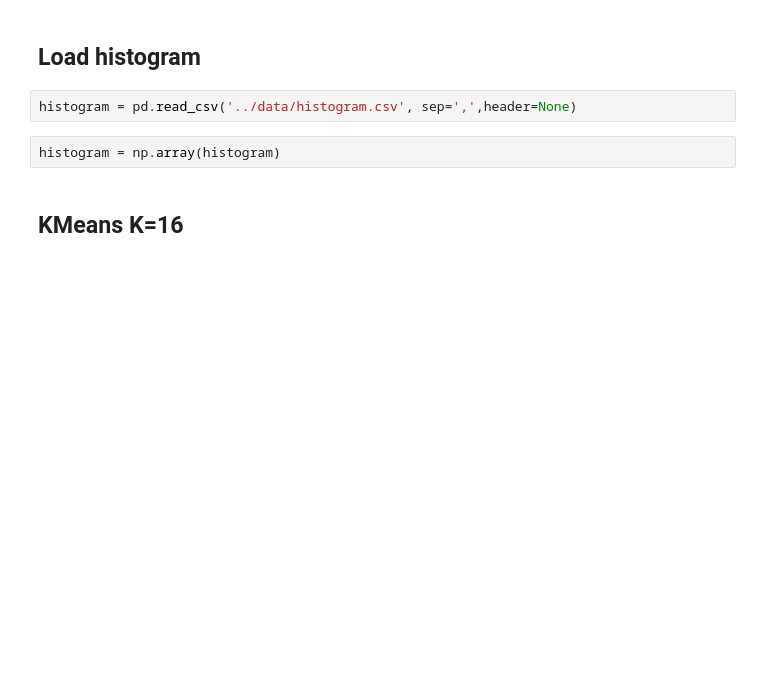
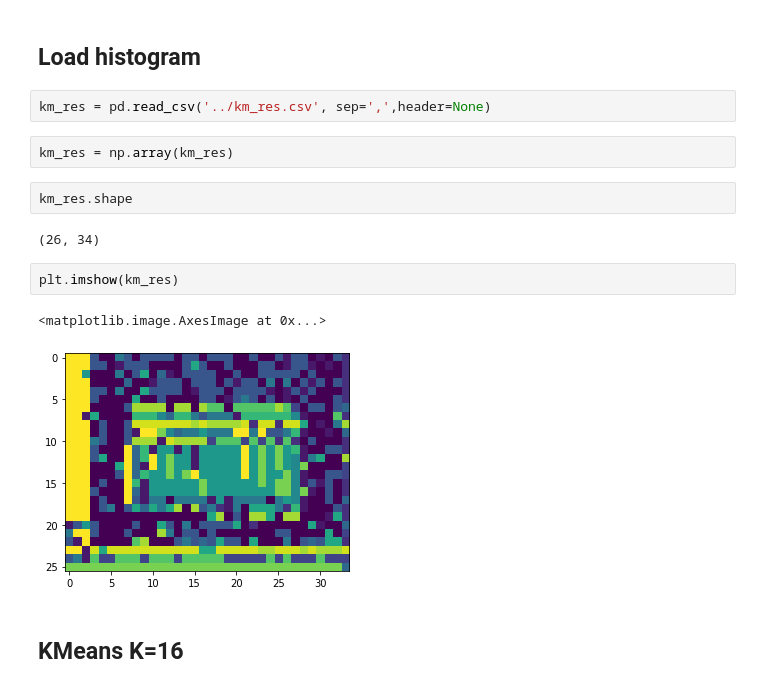
Before and after one commit to DatUser/sequential-gpu, a Jupyter notebook: src/Patch clustering and Patch classification.ipynb, the cells around one changed output. Saved outputs shown, nothing was run; the diff lists cells and outputs as text; blank space fills up the shorter version.

```diff
--- a/src/Patch clustering and Patch classification.ipynb
+++ b/src/Patch clustering and Patch classification.ipynb
@@ -44,8 +44,17 @@ plt.show()
 # %% [markdown]
 ## Load histogram
 # %%
-histogram = pd.read_csv('../data/histogram.csv', sep=',',header=None)
+km_res = pd.read_csv('../km_res.csv', sep=',',header=None)
 # %%
-histogram = np.array(histogram)
+km_res = np.array(km_res)
+# %%
+km_res.shape
+# %% [output]
+(26, 34)
+# %%
+plt.imshow(km_res)
+# %% [output]
+<matplotlib.image.AxesImage at 0x...>
+[figure, added]
 # %% [markdown]
 ## KMeans K=16
```
Also changed, not shown: parts of 12 cells of this notebook.
